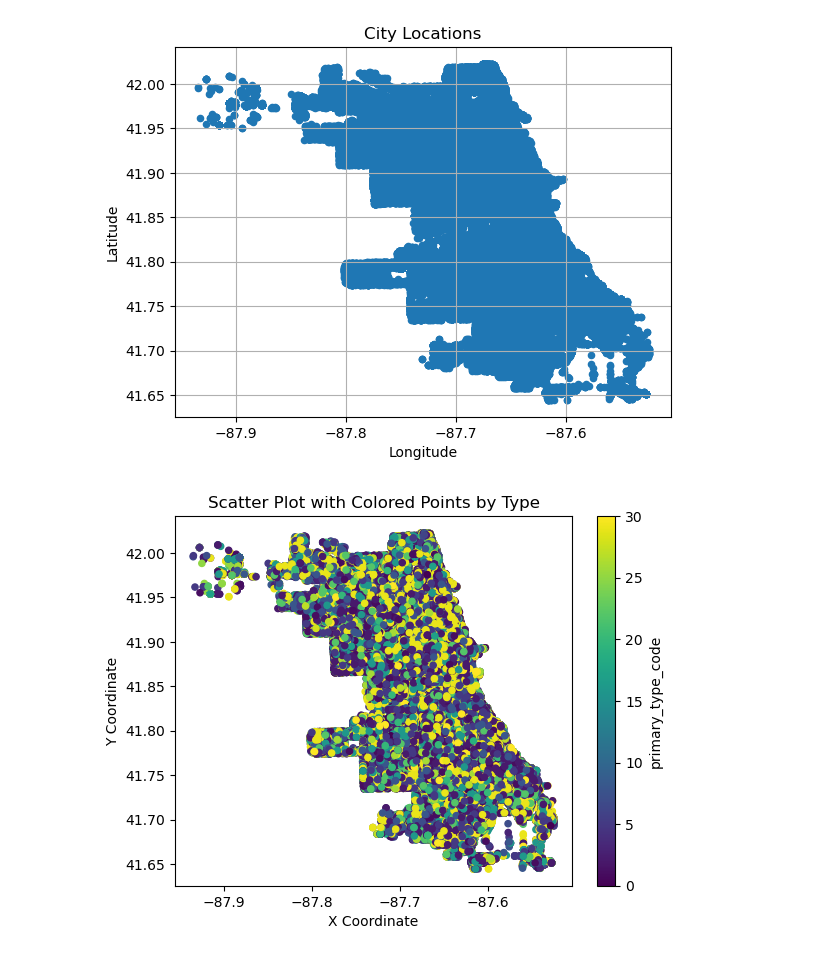
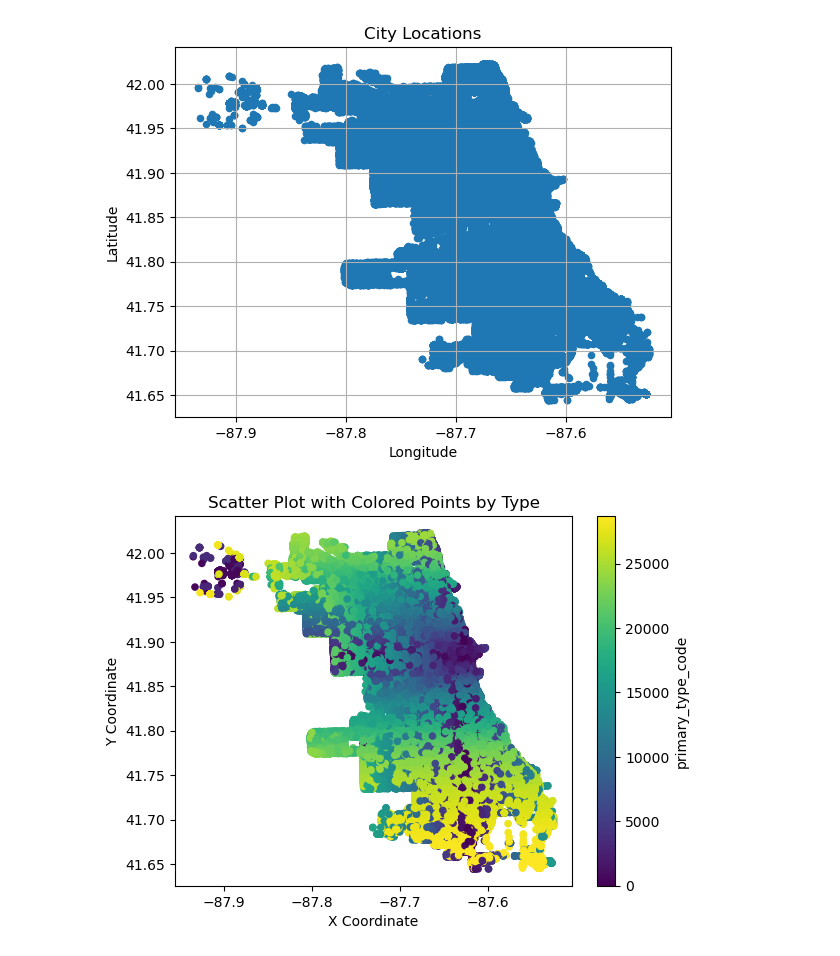
Before and after one commit to cralbert/analisis_datos, a Jupyter notebook: tp/tp.ipynb, the cells around one changed output. Saved outputs shown, nothing was run; the diff lists cells and outputs as text; code cells hidden in the pictures.

```diff
--- a/tp/tp.ipynb
+++ b/tp/tp.ipynb
@@ -177,15 +242,15 @@ plt.show()
 [figure]
 # %%
 fig, ax = plt.subplots()
-df['primary_type_code'] = df['Primary Type'].astype('category').cat.codes
+df['primary_type_code'] = df['Block'].astype('category').cat.codes
 df.plot.scatter(x='Longitude', y='Latitude', c='primary_type_code', cmap='viridis', ax=ax)
 
 # Add a title and labels for clarity
 ax.set_title('Scatter Plot with Colored Points by Type')
 ax.set_xlabel('X Coordinate')
 ax.set_ylabel('Y Coordinate')
 
 # Display the plot
 plt.show()
 # %% [output]
-[figure, old version]
+[figure, new version]
```
Also changed, not shown: parts of 38 cells of this notebook, 1 other file.
